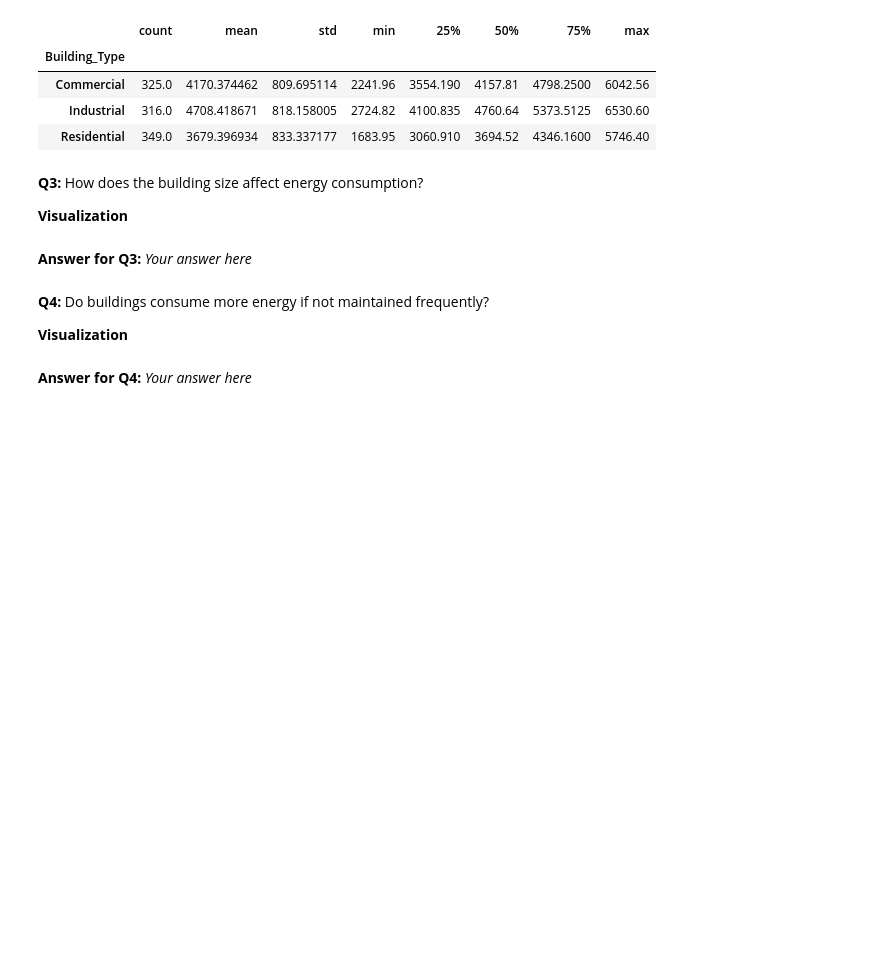
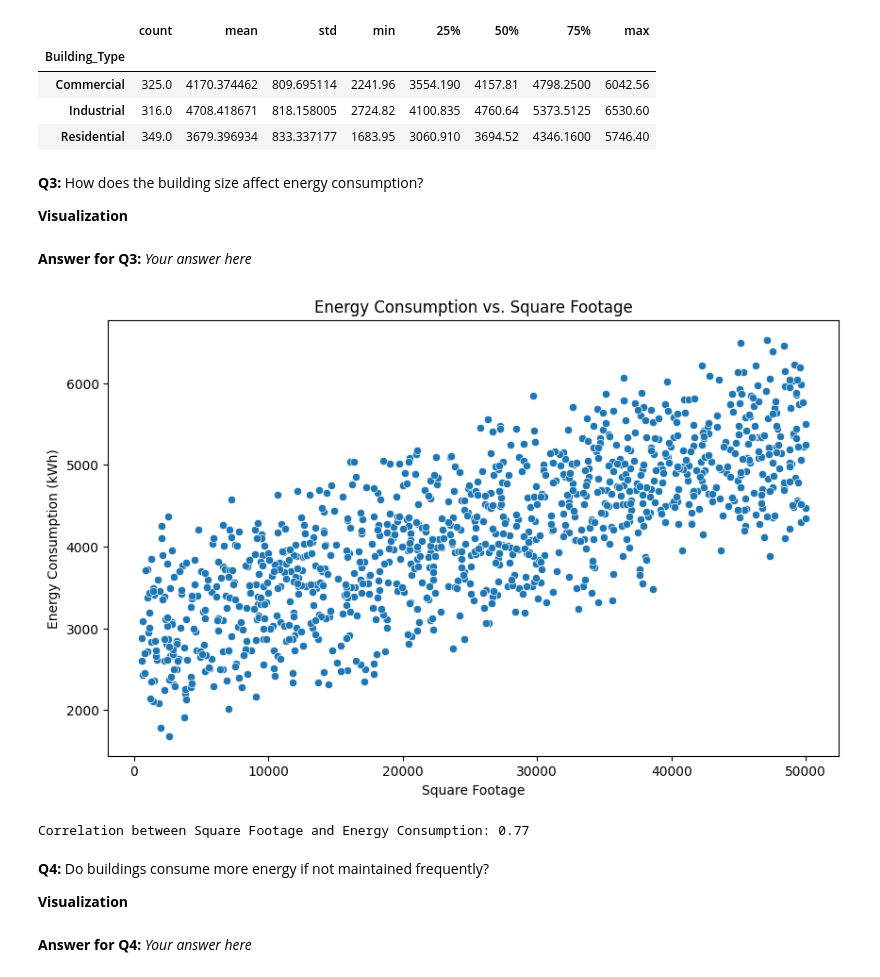
Before and after one commit to jelzarka04-arch/jasDM, a Jupyter notebook: Regression_Mini-Project.ipynb, the cells around one changed output. Saved outputs shown, nothing was run; the diff lists cells and outputs as text; code cells hidden in the pictures; blank space fills up the shorter version.

```diff
--- a/Regression_Mini-Project.ipynb
+++ b/Regression_Mini-Project.ipynb
@@ -480,6 +480,19 @@ Numerical Distribution of Energy Consumption by Building Type:
 **Visualization**
 # %% [markdown]
 **Answer for Q3:** _Your answer here_
+# %%
+plt.figure(figsize=(10, 6))
+sns.scatterplot(x='SquareFootage', y='Energy_Consumption_numeric', data=df)
+plt.xlabel("Square Footage")
+plt.ylabel("Energy Consumption (kWh)")
+plt.title("Energy Consumption vs. Square Footage")
+plt.show()
+
+correlation = df['SquareFootage'].corr(df['Energy_Consumption_numeric'])
+print(f"\nCorrelation between Square Footage and Energy Consumption: {correlation:.2f}")
+# %% [output]
+[figure, added]
+Correlation between Square Footage and Energy Consumption: 0.77
 # %% [markdown]
 **Q4:** Do buildings consume more energy if not maintained frequently?
 
```
Also changed, not shown: parts of 2 cells of this notebook.
